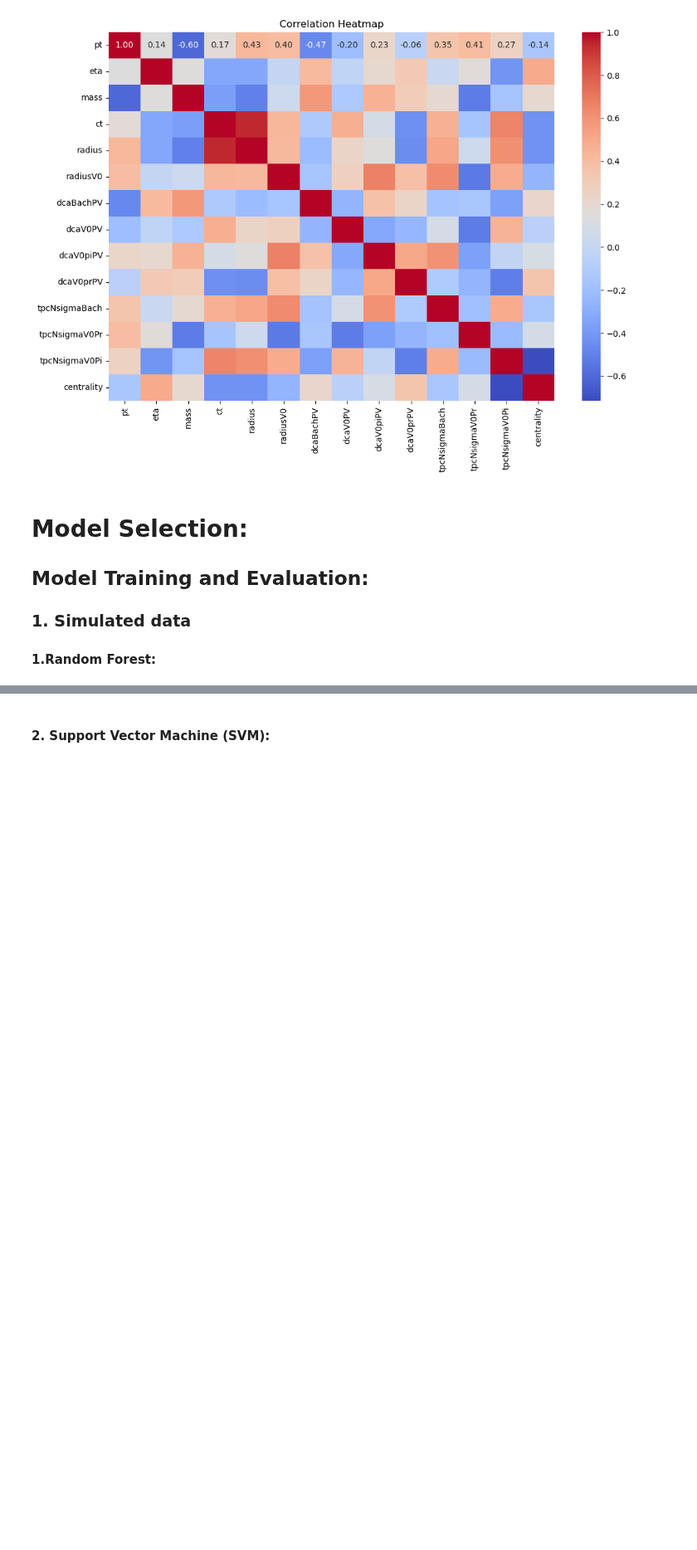
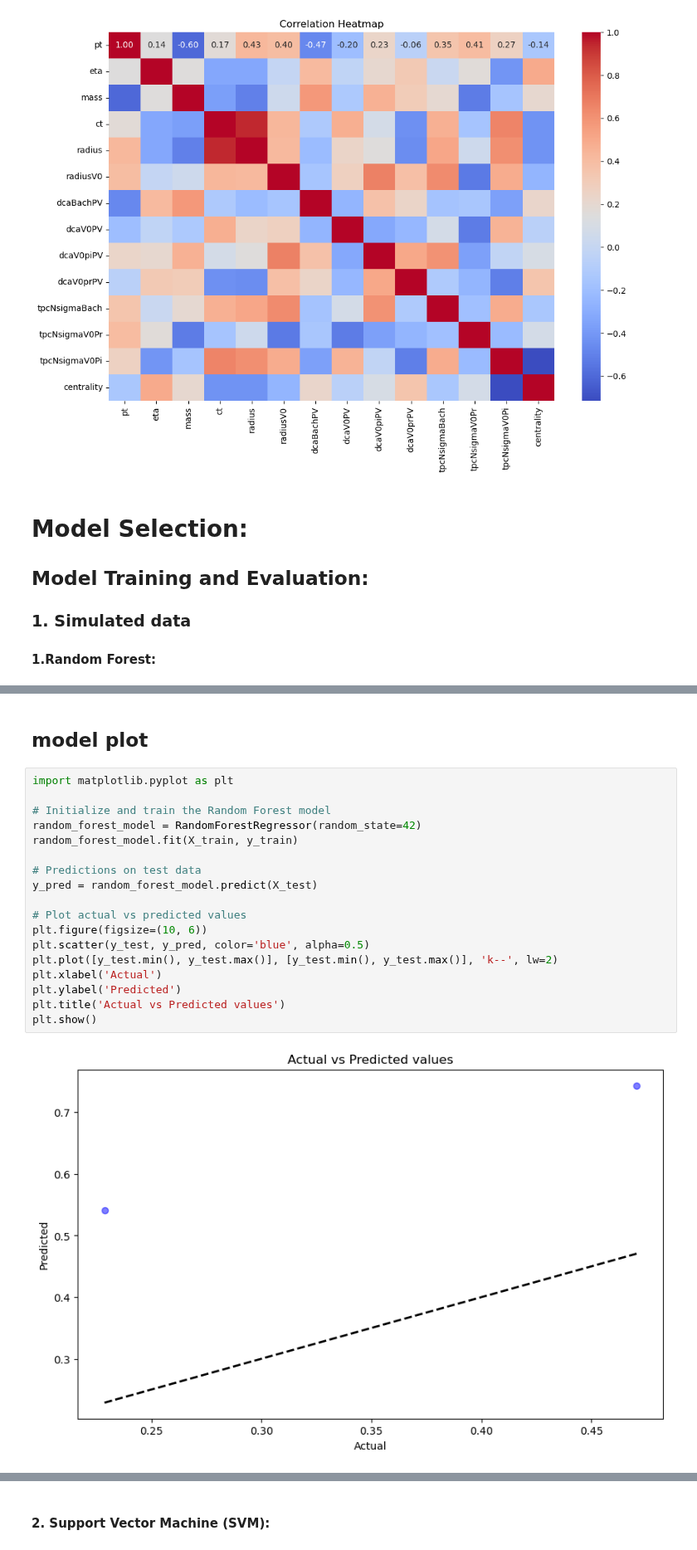
Before and after one commit to robertnesterodhiambo/Advanced_Data_analysis, a Jupyter notebook: OmegaBDT.ipynb, the cells around one changed output, grey strips where cells are left out. Shown at 83% size. Drawn from its saved outputs; the diff is of its cells as text; blank space fills up the shorter version.

```diff
--- a/OmegaBDT.ipynb
+++ b/OmegaBDT.ipynb
@@ -633,0 +634,22 @@ Random Forest Score: -4.798600634436413
+# %% [markdown]
+## model plot
+# %%
+import matplotlib.pyplot as plt
+
+# Initialize and train the Random Forest model
+random_forest_model = RandomForestRegressor(random_state=42)
+random_forest_model.fit(X_train, y_train)
+
+# Predictions on test data
+y_pred = random_forest_model.predict(X_test)
+
+# Plot actual vs predicted values
+plt.figure(figsize=(10, 6))
+plt.scatter(y_test, y_pred, color='blue', alpha=0.5)
+plt.plot([y_test.min(), y_test.max()], [y_test.min(), y_test.max()], 'k--', lw=2)
+plt.xlabel('Actual')
+plt.ylabel('Predicted')
+plt.title('Actual vs Predicted values')
+plt.show()
+# %% [output]
+[figure, added]
```
Also changed, not shown: parts of 3 cells of this notebook.
